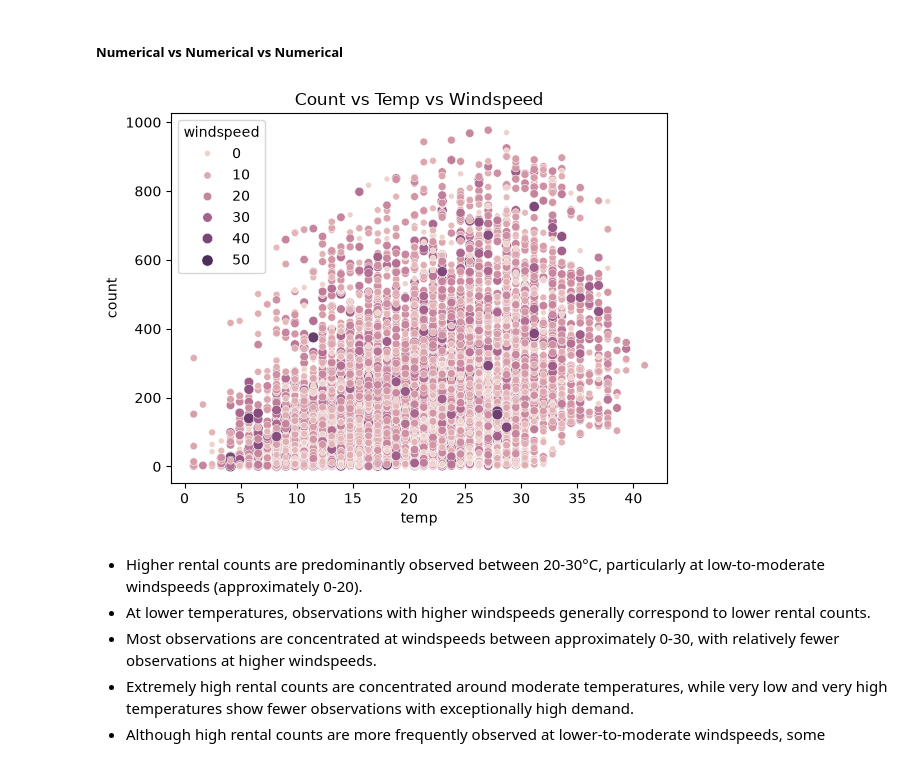
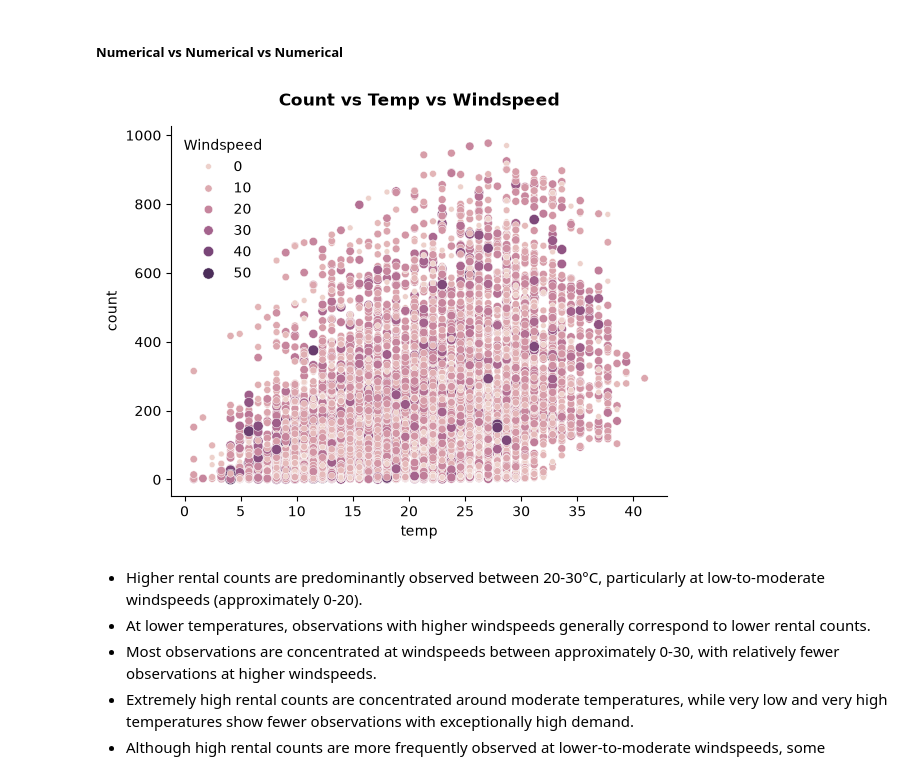
Before and after one commit to Yuvi977/Yulu-Bike-Sharing-Hypothesis-Testing, a Jupyter notebook: Business_Case_Yulu_Hypothesis_Testing.ipynb, the cells around one changed output. Drawn from its saved outputs; the diff is of its cells as text; code cells hidden in the pictures.

```diff
--- a/Business_Case_Yulu_Hypothesis_Testing.ipynb
+++ b/Business_Case_Yulu_Hypothesis_Testing.ipynb
@@ -584,11 +587,21 @@ plt.show()
 # %% [markdown]
 ##### Numerical vs Numerical vs Numerical
 # %%
-plt.title("Count vs Temp vs Windspeed")
-sns.scatterplot(data=df, x="temp", y="count", size="windspeed", hue="windspeed")
+fig ,ax = plt.subplots()
+
+sns.scatterplot(
+    data=df,
+    x="temp",
+    y="count",
+    size="windspeed",
+    hue="windspeed"
+)
+ax.set_title("Count vs Temp vs Windspeed", pad=15, weight="bold")
+ax.spines[["top", "right"]].set_visible(False)
+ax.legend(title="Windspeed", frameon=False)
 plt.show()
 # %% [output]
-[figure, old version]
+[figure, new version]
 # %% [markdown]
 * Higher rental counts are predominantly observed between 20-30°C, particularly at low-to-moderate windspeeds (approximately 0-20).
 * At lower temperatures, observations with higher windspeeds generally correspond to lower rental counts.
```
Also changed, not shown: parts of 7 cells of this notebook.
